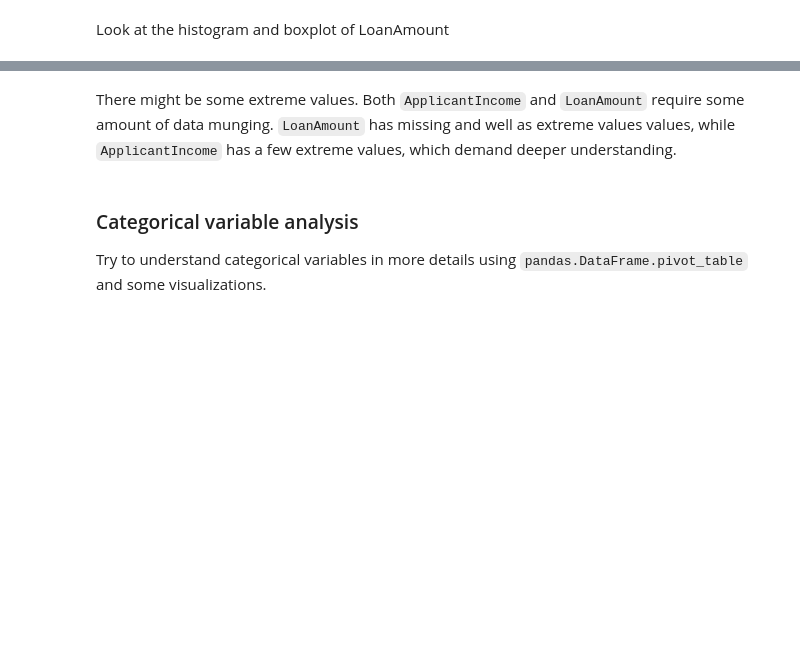
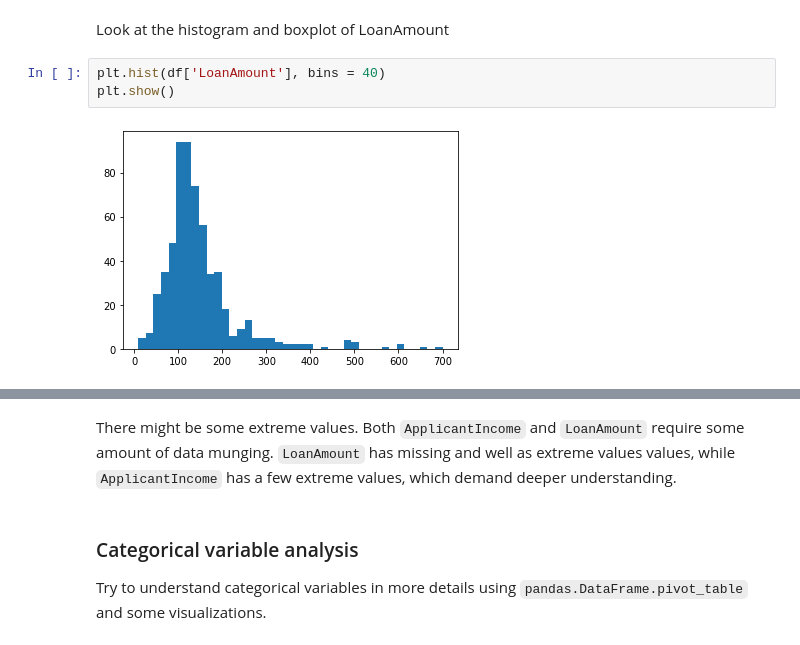
Before and after one commit to elslb/lhl_mini_4, a Jupyter notebook: task_notebook.ipynb, the cells around one changed output, grey strips where cells are left out. Cells and saved outputs as stored; diff of their text form; blank space fills up the shorter version.

```diff
--- a/task_notebook.ipynb
+++ b/task_notebook.ipynb
@@ -177,2 +252,7 @@ Look at the distribution of income segregated  by `Education`
 # %% [markdown]
 Look at the histogram and boxplot of LoanAmount
+# %%
+plt.hist(df['LoanAmount'], bins = 40)
+plt.show()
+# %% [output]
+[figure, added]
```
Also changed, not shown: parts of 22 cells of this notebook.
